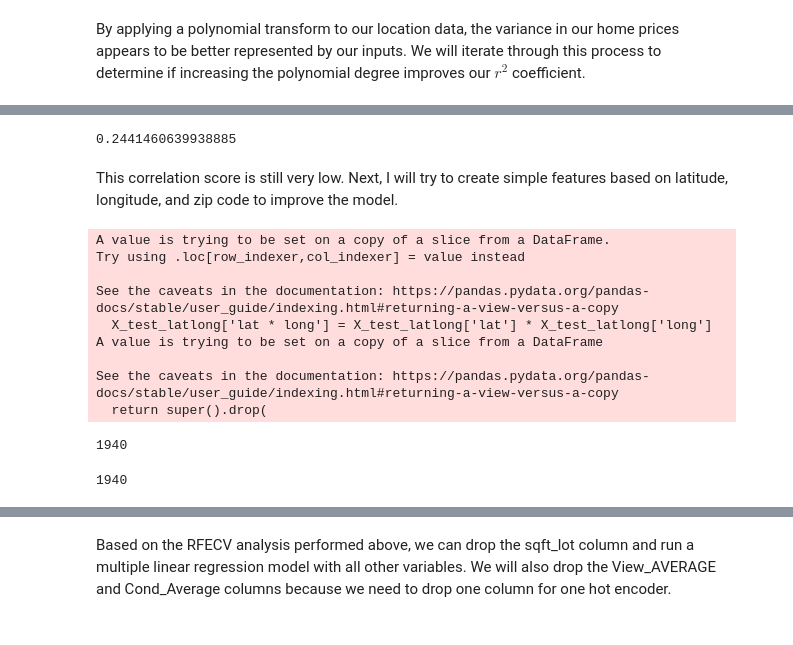
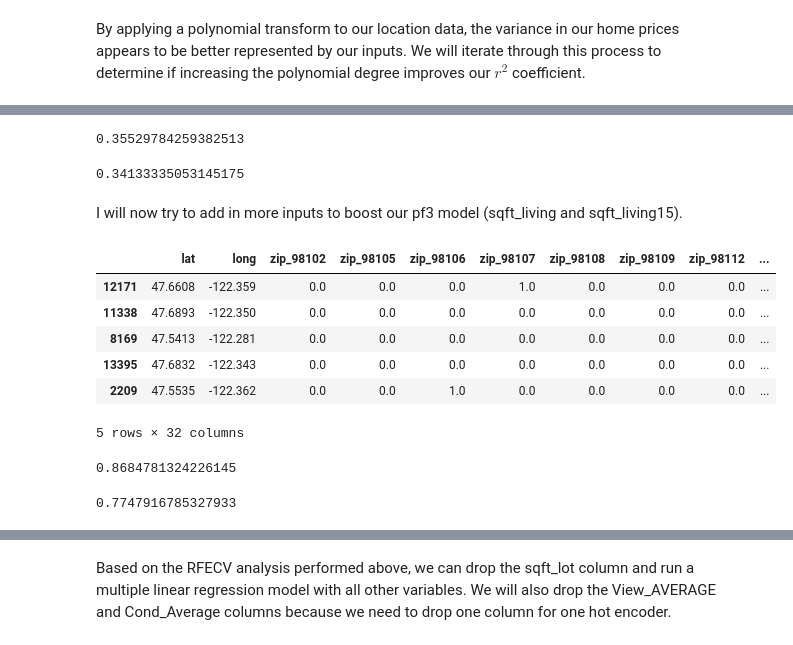
Before and after one commit to zpollats/p2_project_group4, a Jupyter notebook: ZachWorking.ipynb, the cells around one changed output, grey strips where cells are left out. Saved outputs shown, nothing was run; the diff lists cells and outputs as text; code cells hidden in the pictures.

```diff
--- a/ZachWorking.ipynb
+++ b/ZachWorking.ipynb
@@ -682,24 +851,22 @@ X_test_nozip_pf3 = pf3.fit_transform(X_test_nozip)
+# %%
+mlr.score(np.array(X_train_latlong_pf3_trans).reshape(-1,4960), np.array(y_train).reshape(-1,1))
+# %% [output]
+0.35529784259382513
 # %%
-mlr_fit3_nozip.score(np.array(X_test_nozip_pf3).reshape(-1,10), np.array(y_test).reshape(-1,1))
+mlr.score(np.array(X_test_latlong_pf3_trans).reshape(-1,4960), np.array(y_test).reshape(-1,1))
 # %% [output]
-0.2441460639938885
+0.34133335053145175
-# %% [markdown]
-This correlation score is still very low. Next, I will try to create simple features based on latitude, longitude, and zip code to improve the model.
-# %%
-X_train_latlong = df_loc.copy()
-X_train_latlong['lat * long'] = X_train_latlong['lat'] * X_train_latlong['long']
-X_train_latlong.drop(columns=['lat', 'long'], axis=1, inplace=True)
-
-X_test_latlong = X_test[['zipcode', 'lat', 'long']]
-X_test_latlong['lat * long'] = X_test_latlong['lat'] * X_test_latlong['long']
-X_test_latlong.drop(columns=['lat', 'long'], axis=1, inplace=True)
-# %% [output]
-A value is trying to be set on a copy of a slice from a DataFrame.
-Try using .loc[row_indexer,col_indexer] = value instead
-
-See the caveats in the documentation: https://pandas.pydata.org/pandas-docs/stable/user_guide/indexing.html#returning-a-view-versus-a-copy
-  X_test_latlong['lat * long'] = X_test_latlong['lat'] * X_test_latlong['long']
-A value is trying to be set on a copy of a slice from a DataFrame
-
-See the caveats in the documentation: https://pandas.pydata.org/pandas-docs/stable/user_guide/indexing.html#returning-a-view-versus-a-copy
-  return super().drop(
+# %% [markdown]
+I will now try to add in more inputs to boost our pf3 model (sqft_living and sqft_living15).
+# %%
+X_train_loc_sqft = pd.concat([X_train_zip, df_seattle2[['sqft_living', 'sqft_living15']]], axis=1)
+X_test_loc_sqft = pd.concat([X_test_zip, X_test[['sqft_living', 'sqft_living15']]], axis=1)
+X_train_loc_sqft.head()
+# %% [output]
+|  | lat | long | zip_98102 | zip_98105 | zip_98106 | zip_98107 | zip_98108 | zip_98109 | zip_98112 | ... |
+| 12171 | 47.6608 | -122.359 | 0.0 | 0.0 | 0.0 | 1.0 | 0.0 | 0.0 | 0.0 | ... |
+| 11338 | 47.6893 | -122.350 | 0.0 | 0.0 | 0.0 | 0.0 | 0.0 | 0.0 | 0.0 | ... |
+| 8169 | 47.5413 | -122.281 | 0.0 | 0.0 | 0.0 | 0.0 | 0.0 | 0.0 | 0.0 | ... |
+| 13395 | 47.6832 | -122.343 | 0.0 | 0.0 | 0.0 | 0.0 | 0.0 | 0.0 | 0.0 | ... |
+| 2209 | 47.5535 | -122.362 | 0.0 | 0.0 | 1.0 | 0.0 | 0.0 | 0.0 | 0.0 | ... |
+5 rows × 32 columns
@@ -706,8 +877,9 @@ See the caveats in the documentation: https://pandas.pydata.org/pandas-docs/stab
+# %%
+X_test_full_pf3_trans = pf3.transform(X_test_loc_sqft)
+mlr_pf3_full.score(np.array(X_train_full_pf3_trans).reshape(-1,6545), np.array(y_train).reshape(-1,1))
+# %% [output]
+0.8684781324226145
 # %%
-len(np.array(y_test).reshape(-1,1))
+mlr_pf3_full.score(np.array(X_test_full_pf3_trans).reshape(-1,6545), np.array(y_test).reshape(-1,1))
 # %% [output]
-1940
+0.7747916785327933
-# %%
-len(np.array(X_test_latlong).reshape(-1,2))
-# %% [output]
-1940
```
Also changed, not shown: parts of 85 cells of this notebook.
